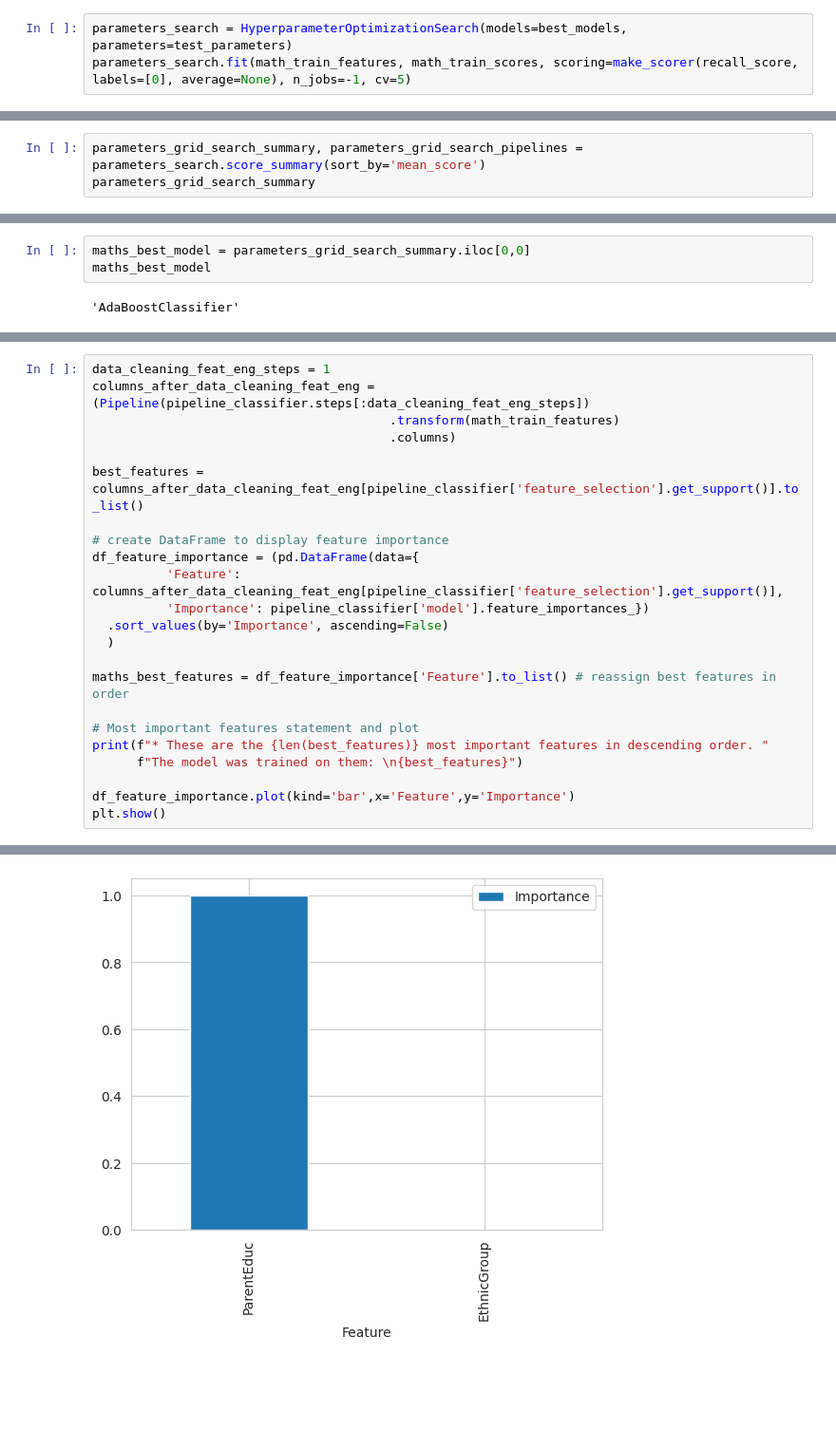
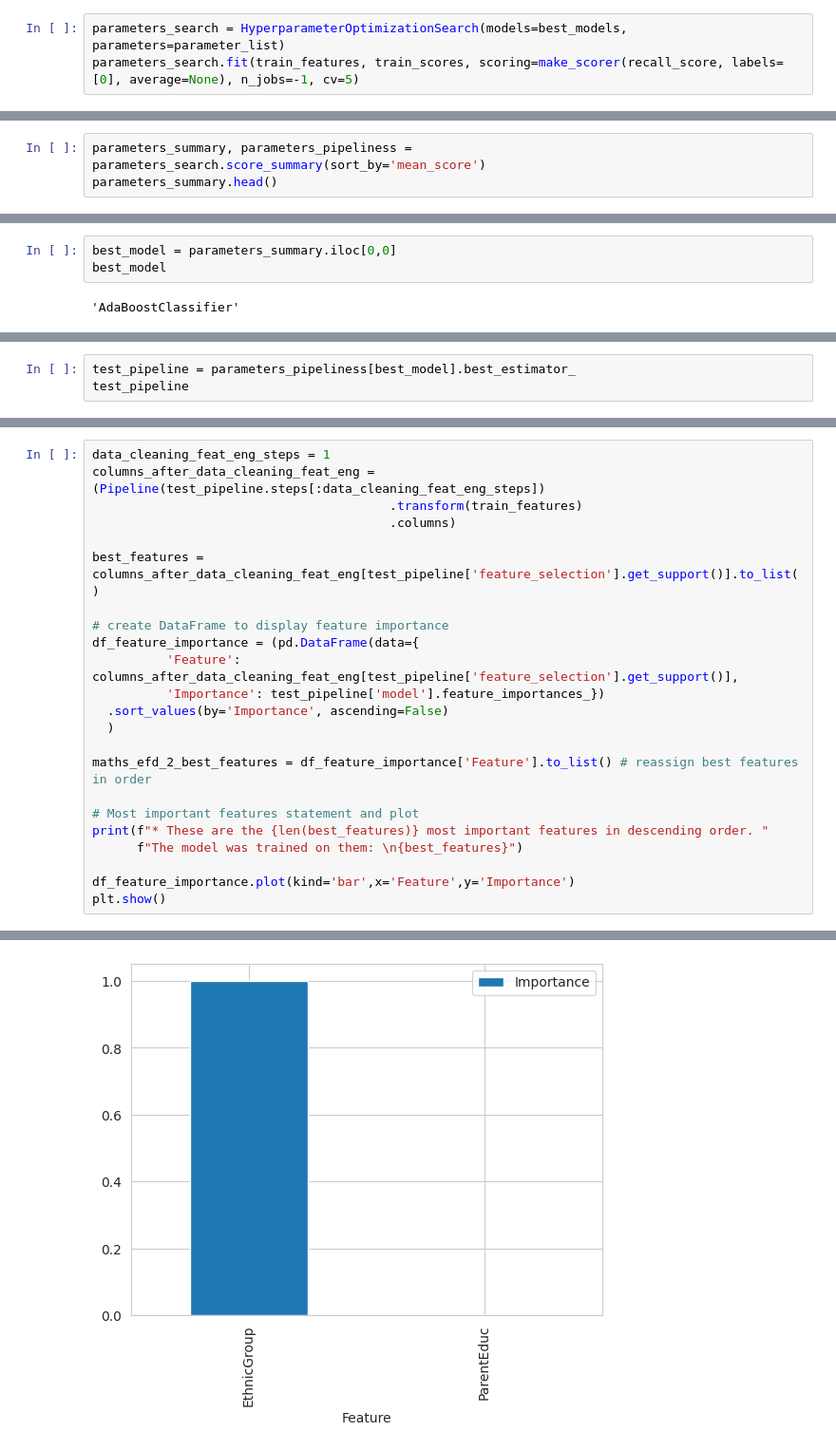
Before and after one commit to A-Hoenig/student-AI, a Jupyter notebook: jupyter_notebooks/NB_8a_math_model_class_5.ipynb, the cells around one changed output, grey strips where cells are left out. Shown at 95% size. Cells and saved outputs as stored; diff of their text form; blank space fills up the shorter version.

```diff
--- a/jupyter_notebooks/NB_8a_math_model_class_5.ipynb
+++ b/jupyter_notebooks/NB_8a_math_model_class_5.ipynb
@@ -411,4 +617,4 @@ test_parameters = {
 # %%
-parameters_search = HyperparameterOptimizationSearch(models=best_models, parameters=test_parameters)
-parameters_search.fit(math_train_features, math_train_scores, scoring=make_scorer(recall_score, labels=[0], average=None), n_jobs=-1, cv=5)
+parameters_search = HyperparameterOptimizationSearch(models=best_models, parameters=parameter_list)
+parameters_search.fit(train_features, train_scores, scoring=make_scorer(recall_score, labels=[0], average=None), n_jobs=-1, cv=5)
 # %% [output]
@@ -421,4 +628,4 @@ Fitting 5 folds for each of 12 candidates, totalling 60 fits
 # %%
-parameters_grid_search_summary, parameters_grid_search_pipelines = parameters_search.score_summary(sort_by='mean_score')
-parameters_grid_search_summary
+parameters_summary, parameters_pipeliness = parameters_search.score_summary(sort_by='mean_score')
+parameters_summary.head()
 # %% [output]
@@ -441,5 +641,5 @@ The AdaBoostClassifier achieve a significanclty better result with 0.88 mean sco
 # %%
-maths_best_model = parameters_grid_search_summary.iloc[0,0]
-maths_best_model
+best_model = parameters_summary.iloc[0,0]
+best_model
 # %% [output]
 'AdaBoostClassifier'
@@ -464,0 +651,3 @@ Pipeline(steps=[('OrdinalCategoricalEncoder',
+# %%
+test_pipeline = parameters_pipeliness[best_model].best_estimator_
+test_pipeline
@@ -465,29 +665,29 @@ Pipeline(steps=[('OrdinalCategoricalEncoder',
 # %%
 data_cleaning_feat_eng_steps = 1
-columns_after_data_cleaning_feat_eng = (Pipeline(pipeline_classifier.steps[:data_cleaning_feat_eng_steps])
-                                        .transform(math_train_features)
+columns_after_data_cleaning_feat_eng = (Pipeline(test_pipeline.steps[:data_cleaning_feat_eng_steps])
+                                        .transform(train_features)
                                         .columns)
 
-best_features = columns_after_data_cleaning_feat_eng[pipeline_classifier['feature_selection'].get_support()].to_list()
+best_features = columns_after_data_cleaning_feat_eng[test_pipeline['feature_selection'].get_support()].to_list()
 
 # create DataFrame to display feature importance
 df_feature_importance = (pd.DataFrame(data={
-          'Feature': columns_after_data_cleaning_feat_eng[pipeline_classifier['feature_selection'].get_support()],
-          'Importance': pipeline_classifier['model'].feature_importances_})
+          'Feature': columns_after_data_cleaning_feat_eng[test_pipeline['feature_selection'].get_support()],
+          'Importance': test_pipeline['model'].feature_importances_})
   .sort_values(by='Importance', ascending=False)
   )
 
-maths_best_features = df_feature_importance['Feature'].to_list() # reassign best features in order
+maths_efd_2_best_features = df_feature_importance['Feature'].to_list() # reassign best features in order
 
 # Most important features statement and plot
 print(f"* These are the {len(best_features)} most important features in descending order. "
       f"The model was trained on them: \n{best_features}")
 
 df_feature_importance.plot(kind='bar',x='Feature',y='Importance')
 plt.show()
 # %% [output]
 * These are the 2 most important features in descending order. The model was trained on them:
 ['EthnicGroup', 'ParentEduc']
-[figure, old version]
+[figure, new version]
 # %% [markdown]
 ### Analysis
```
Also changed, not shown: parts of 71 cells of this notebook, 4 other files.
